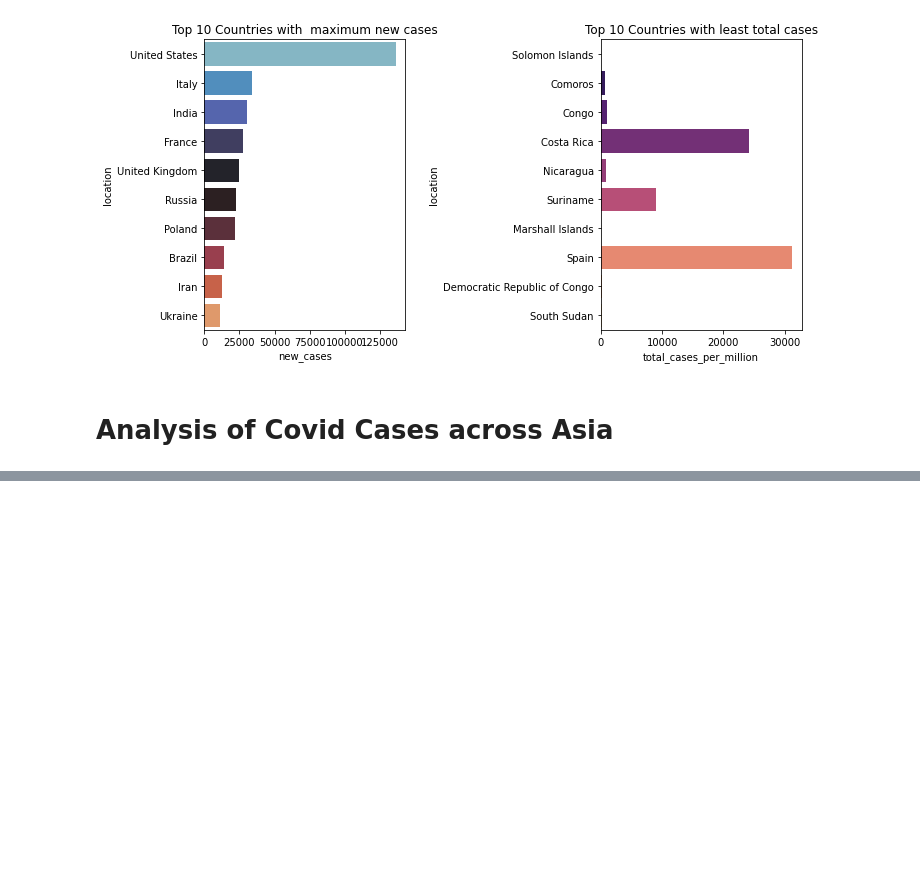
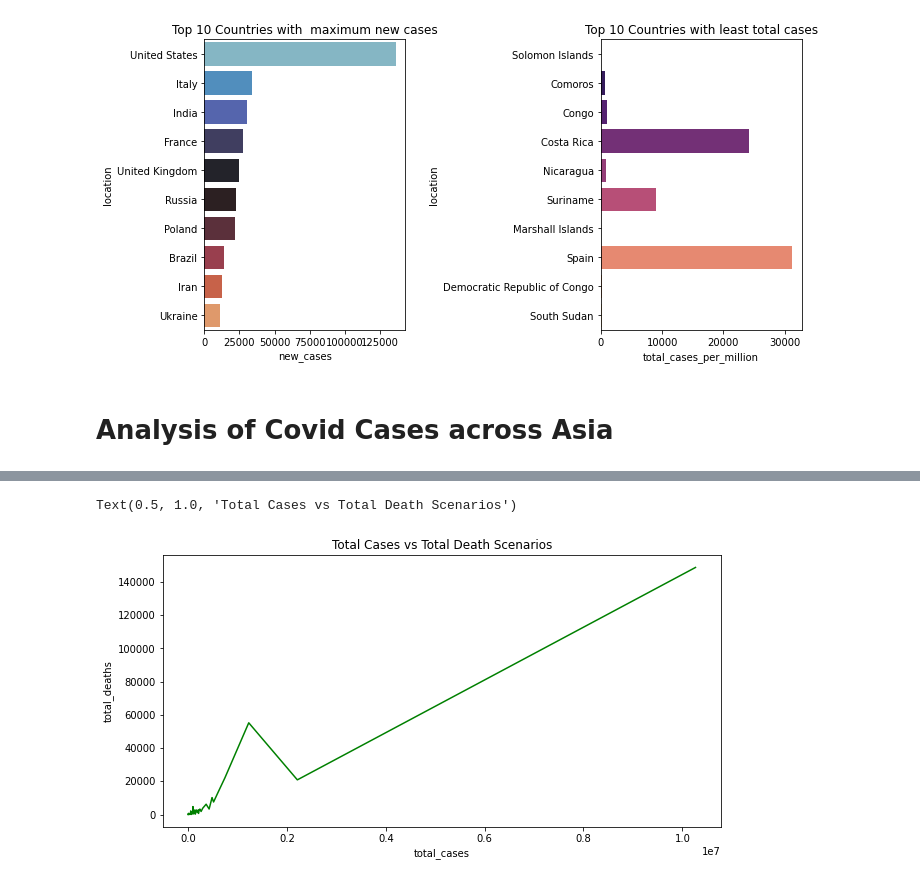
Before and after one commit to anmol1810rs/The_Sparks_Foundation_Internship, a Jupyter notebook: GRIP_TASK8_COVID19_ANALYSIS.ipynb, the cells around one changed output, grey strips where cells are left out. Cells and saved outputs as stored; diff of their text form; code cells hidden in the pictures; blank space fills up the shorter version.

```diff
--- a/GRIP_TASK8_COVID19_ANALYSIS.ipynb
+++ b/GRIP_TASK8_COVID19_ANALYSIS.ipynb
@@ -281,0 +317,7 @@ asia_data.tail()
+# %%
+plt.figure(figsize=(10,5))
+sns.lineplot(x='total_cases',y='total_deaths',data=asia_data,color="green")
+plt.title("Total Cases vs Total Death Scenarios")
+# %% [output]
+Text(0.5, 1.0, 'Total Cases vs Total Death Scenarios')
+[figure, added]
```
Also changed, not shown: parts of 7 cells of this notebook.
